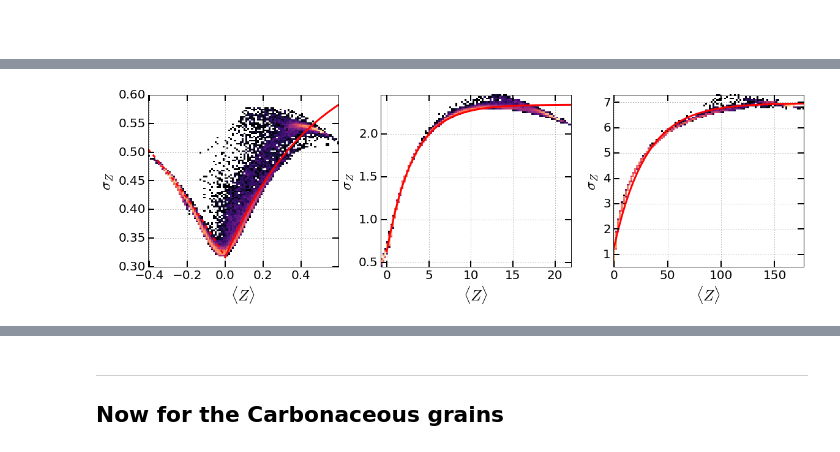
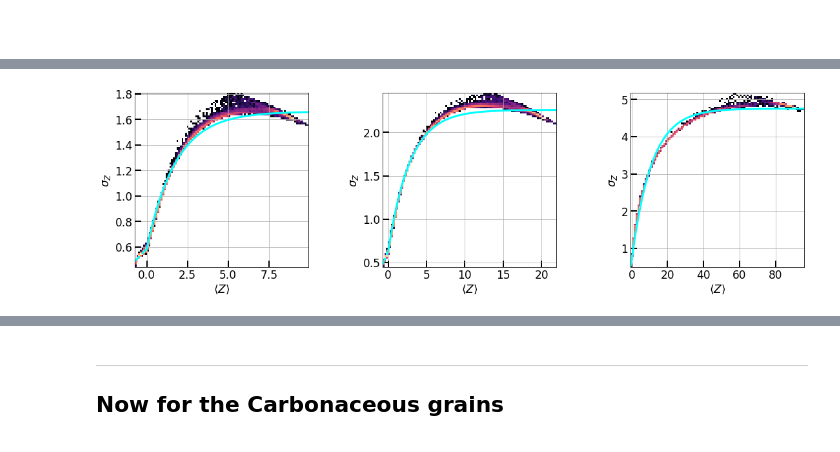
Before and after one commit to jcibanezm/DustChargePaperAnalysis, a Jupyter notebook: Figure7_AppendixD.ipynb, the cells around one changed output, grey strips where cells are left out. Saved outputs shown, nothing was run; the diff lists cells and outputs as text; code cells hidden in the pictures.

```diff
--- a/Figure7_AppendixD.ipynb
+++ b/Figure7_AppendixD.ipynb
@@ -19,11 +19,15 @@ pcent      = 1
 
 include_500_1000 = True
 
+
+#save_dir = "/home/jcibanezm/Dropbox/codes/run/ChargeStatisticsAnalysis/Daikaiju"
+save_dir = "/Users/juan/Dropbox/codes/run/ChargeStatisticsAnalysis/Daikaiju"
+
+
 ########################################################################################
 
 grain_size = 3
 
-save_dir = "/home/jcibanezm/Dropbox/codes/run/ChargeStatisticsAnalysis/Daikaiju"
 filename = "fz_%.4iAA_%s_CR_True_%i_pcent.pkl"%(grain_size, grain_type, pcent)
 
 pkl_file    = open("%s/%s"%(save_dir, filename), "rb")
@@ -34,7 +38,6 @@ pkl_file.close
 
 grain_size = 5
 
-save_dir = "/home/jcibanezm/Dropbox/codes/run/ChargeStatisticsAnalysis/Daikaiju"
 filename = "fz_%.4iAA_%s_CR_True_%i_pcent.pkl"%(grain_size, grain_type, pcent)
 
 pkl_file    = open("%s/%s"%(save_dir, filename), "rb")
@@ -45,7 +48,6 @@ pkl_file.close
 
 grain_size = 10
 
-save_dir = "/home/jcibanezm/Dropbox/codes/run/ChargeStatisticsAnalysis/Daikaiju"
 filename = "fz_%.4iAA_%s_CR_True_%i_pcent.pkl"%(grain_size, grain_type, pcent)
 
 pkl_file    = open("%s/%s"%(save_dir, filename), "rb")
@@ -56,7 +58,6 @@ pkl_file.close
 
 grain_size = 50
 
-save_dir = "/home/jcibanezm/Dropbox/codes/run/ChargeStatisticsAnalysis/Daikaiju"
 filename = "fz_%.4iAA_%s_CR_True_%i_pcent.pkl"%(grain_size, grain_type, pcent)
 
 pkl_file    = open("%s/%s"%(save_dir, filename), "rb")
@@ -67,7 +68,6 @@ pkl_file.close
 
 grain_size = 100
 
-save_dir = "/home/jcibanezm/Dropbox/codes/run/ChargeStatisticsAnalysis/Daikaiju"
 filename = "fz_%.4iAA_%s_CR_True_%i_pcent.pkl"%(grain_size, grain_type, pcent)
 
 pkl_file    = open("%s/%s"%(save_dir, filename), "rb")
@@ -81,7 +81,6 @@ if include_500_1000 == True:
     grain_size = 500
     pcent      = 0.1
 
-    save_dir = "/home/jcibanezm/Dropbox/codes/run/ChargeStatisticsAnalysis/Daikaiju"
     filename = "fz_%.4iAA_%s_CR_True_%i_pcent.pkl"%(grain_size, grain_type, pcent)
 
     pkl_file    = open("%s/%s"%(save_dir, filename), "rb")
@@ -92,7 +91,6 @@ if include_500_1000 == True:
 
     grain_size = 1000
 
-    save_dir = "/home/jcibanezm/Dropbox/codes/run/ChargeStatisticsAnalysis/Daikaiju"
     filename = "fz_%.4iAA_%s_CR_True_%i_pcent.pkl"%(grain_size, grain_type, pcent)
 
     pkl_file    = open("%s/%s"%(save_dir, filename), "rb")
@@ -706,10 +883,17 @@ nfigs_y = 1
 fig = plt.figure(figsize=(xsize, ysize))
 
 hpad = 0.17
-wpad = 0.06
+wpad = 0.1
+w0 = 0.06
+xs_panel = 0.70 / nfigs_x
+ys_panel = 0.75 / nfigs_y
 
-xs_panel = 0.81 / nfigs_x
-ys_panel = 0.78 / nfigs_y
+# Formatting tick labels in log scale.
+def format_func(value, tick_number):
+    return "10$^{%i}$"%value
+
+labelsize = 17
+labelfont = 17
 
 ############################################################################################################
 ############################               5 Angstroms             #######################################
@@ -718,30 +902,29 @@ ys_panel = 0.78 / nfigs_y
 ii = 0
 jj = 0
 
-ax = fig.add_axes([wpad + ii*xs_panel+ii*wpad, hpad + jj*ys_panel, xs_panel, ys_panel])
+ax = fig.add_axes([w0 + ii*xs_panel+ii*wpad, hpad + jj*ys_panel, xs_panel, ys_panel])
 
 
-ax.hist2d(cdist_5AA["zmean"], cdist_5AA["zstd"], bins=100, norm=LogNorm(), normed=True, cmap="magma")
+ax.hist2d(cdist_50AA["zmean"], cdist_50AA["zstd"], bins=100, norm=LogNorm(), normed=True, cmap="magma")
 
-zmean_arr_pos = np.linspace(0, np.max(cdist_5AA["zmean"]))
-NewPar        = function_sigma_pos(zmean_arr_pos, 0.3697, 0.4693, 0.3163)
-ax.plot(zmean_arr_pos, NewPar, "-r", linewidth=3)
+zmean_arr_pos = np.linspace(0, np.max(cdist_50AA["zmean"]))
+NewPar        = function_sigma_pos(zmean_arr_pos,1.0758, 1.7832, 0.5860)
+ax.plot(zmean_arr_pos, NewPar, "-", color="cyan", linewidth=3)
 
-zmean_arr_neg = np.linspace(np.min(cdist_5AA["zmean"]), 0)
-NewPar_neg        = function_sigma_neg(zmean_arr_neg, 0.5383, 0.3163, 0.9440)
-ax.plot(zmean_arr_neg, NewPar_neg, "--r", linewidth=3)
+zmean_arr_neg = np.linspace(np.min(cdist_50AA["zmean"]), 0)
+NewPar_neg        = function_sigma_neg(zmean_arr_neg, -1.0379e3, 0.5860, 7.7069e3)
+ax.plot(zmean_arr_neg, NewPar_neg, "--", color="cyan", linewidth=3)
 #NewPar_neg        = function_sigma_neg(zmean_arr_neg, 0.8204, 0.2310)
 #ax.plot(zmean_arr_neg, NewPar_neg, "--r", linewidth=3)
 
 
-ax.tick_params(axis='both', which='major', length=10, width=2,  labelsize=20, direction="in")
-ax.tick_params(axis='both', which='minor', length=5, width=1.5, labelsize=20, direction="in")
+ax.tick_params(axis='both', which='major', length=10, width=2,  labelsize=labelsize, direction="in")
+ax.tick_params(axis='both', which='minor', length=5, width=1.5, labelsize=labelsize, direction="in")
 
 #ax.set_xlabel("$a_{400}$ $(G\\sqrt{T} / n_{e})^{0.58}$ - $a_{57}$", fontsize=15)
-ax.set_ylabel("$\\sigma_{Z}$", fontsize=25)
-ax.set_xlabel("$\\langle Z \\rangle$", fontsize=25)
+ax.set_ylabel("$\\sigma_{Z}$", fontsize=labelsize)
+ax.set_xlabel("$\\langle Z \\rangle$", fontsize=labelsize)
 
-ax.set_ylim(0.3, 0.60)
 
 ax.grid("on")
 
@@ -753,67 +936,68 @@ ax.grid("on")
 ii = 1
 jj = 0
 
-ax = fig.add_axes([wpad + ii*xs_panel+ii*wpad, hpad + jj*ys_panel, xs_panel, ys_panel])
+ax = fig.add_axes([w0 + ii*xs_panel+ii*wpad, hpad + jj*ys_panel, xs_panel, ys_panel])
 
 ax.hist2d(cdist_100AA["zmean"], cdist_100AA["zstd"], bins=100, norm=LogNorm(), normed=True, cmap="magma")
 
 zmean_arr_pos = np.linspace(0, np.max(cdist_100AA["zmean"]))
-NewPar        = function_sigma_pos(zmean_arr_pos, 1.7131, 3.134, 0.6277)
-ax.plot(zmean_arr_pos, NewPar, "-r", linewidth=3)
+NewPar        = function_sigma_pos(zmean_arr_pos, 1.6245, 2.8390, 0.6346)
+ax.plot(zmean_arr_pos, NewPar, "-", color="cyan", linewidth=3)
 
 zmean_arr_neg = np.linspace(np.min(cdist_100AA["zmean"]), 0)
-#NewPar_neg        = function_sigma_neg(zmean_arr_neg, 0.5383, 0.2961, 0.9440)
-#ax.plot(zmean_arr_neg, NewPar_neg, "--r", linewidth=3)
+NewPar_neg        = function_sigma_neg(zmean_arr_neg, -4.2075e2,0.6346, 1.9840e3)
+ax.plot(zmean_arr_neg, NewPar_neg, "--", color="cyan", linewidth=3)
 #NewPar_neg        = function_sigma_neg(zmean_arr_neg, -8.3231, 4.1302)
 #ax.plot(zmean_arr_neg, NewPar_neg, "--r", linewidth=3)
 
 
-ax.tick_params(axis='both', which='major', length=10, width=2,  labelsize=20, direction="in")
-ax.tick_params(axis='both', which='minor', length=5, width=1.5, labelsize=20, direction="in")
+ax.tick_params(axis='both', which='major', length=10, width=2,  labelsize=labelsize, direction="in")
+ax.tick_params(axis='both', which='minor', length=5, width=1.5, labelsize=labelsize, direction="in")
 
 #ax.set_xlabel("$a_{400}$ $(G\\sqrt{T} / n_{e})^{0.58}$ - $a_{57}$", fontsize=15)
-ax.set_ylabel("$\\sigma_{Z}$", fontsize=25)
-ax.set_xlabel("$\\langle Z \\rangle$", fontsize=25)
+ax.set_ylabel("$\\sigma_{Z}$", fontsize=labelsize)
+ax.set_xlabel("$\\langle Z \\rangle$", fontsize=labelsize)
 
 ax.grid("on")
 
 
 
 
 ############################################################################################################
 ############################            1000 Angstroms             #######################################
 
 
 ii = 2
 jj = 0
 
-ax = fig.add_axes([wpad + ii*xs_panel+ii*wpad, hpad + jj*ys_panel, xs_panel, ys_panel])
+ax = fig.add_axes([w0 + ii*xs_panel+ii*wpad, hpad + jj*ys_panel, xs_panel, ys_panel])
 
-ax.hist2d(cdist_1000AA["zmean"], cdist_1000AA["zstd"], bins=100, norm=LogNorm(), normed=True, cmap="magma")
+ax.hist2d(cdist_500AA["zmean"], cdist_500AA["zstd"], bins=100, norm=LogNorm(), normed=True, cmap="magma")
 
-zmean_arr_pos = np.linspace(0, np.max(cdist_1000AA["zmean"]))
-NewPar        = function_sigma_pos(zmean_arr_pos, 5.6887, 29.7561, 1.2821)
-ax.plot(zmean_arr_pos, NewPar, "-r", linewidth=3)
+zmean_arr_pos = np.linspace(0, np.max(cdist_500AA["zmean"]))
+NewPar        = function_sigma_pos(zmean_arr_pos, 4.0732, 11.0200, 0.6797)
+ax.plot(zmean_arr_pos, NewPar, "-", color="cyan", linewidth=3)
 
-zmean_arr_neg = np.linspace(np.min(cdist_1000AA["zmean"]), 0)
-#NewPar_neg        = function_sigma_neg(zmean_arr_neg, 0.5383, 0.2961, 0.9440)
-#ax.plot(zmean_arr_neg, NewPar_neg, "--r", linewidth=3)
+zmean_arr_neg = np.linspace(np.min(cdist_500AA["zmean"]), 0)
+NewPar_neg        = function_sigma_neg(zmean_arr_neg, -0.2418,0.6797, 0.5910)
+ax.plot(zmean_arr_neg, NewPar_neg, "--", color="cyan", linewidth=3)
 #NewPar_neg        = function_sigma_neg(zmean_arr_neg, -81.3063, 39.7163)
 #ax.plot(zmean_arr_neg, NewPar_neg, "--r", linewidth=3)
 
 
-ax.tick_params(axis='both', which='major', length=10, width=2,  labelsize=20, direction="in")
-ax.tick_params(axis='both', which='minor', length=5, width=1.5, labelsize=20, direction="in")
+ax.tick_params(axis='both', which='major', length=10, width=2,  labelsize=labelsize, direction="in")
+ax.tick_params(axis='both', which='minor', length=5, width=1.5, labelsize=labelsize, direction="in")
 
 #ax.set_xlabel("$a_{400}$ $(G\\sqrt{T} / n_{e})^{0.58}$ - $a_{57}$", fontsize=15)
-ax.set_ylabel("$\\sigma_{Z}$", fontsize=25)
-ax.set_xlabel("$\\langle Z \\rangle$", fontsize=25)
+ax.set_ylabel("$\\sigma_{Z}$", fontsize=labelsize)
+ax.set_xlabel("$\\langle Z \\rangle$", fontsize=labelsize)
 
 ax.grid("on")
 
 fig.show()
 
-fig.savefig("/home/jcibanezm/Dropbox/Projects/Papers/In_Progress/ChargeDist_Dust/Figures/Figure7_%s_width.pdf"%(grain_type), format="pdf")
+#fig.savefig("/home/jcibanezm/Dropbox/Projects/Papers/In_Progress/ChargeDist_Dust/Figures/Apendix/Figure7_%s_50-100-5000_width.pdf"%(grain_type), format="pdf")
+fig.savefig("/Users/juan/Dropbox/Projects/Papers/Submitted/GrainCharge/Figures/Apendix/Figure7_%s_50-100-500_width.pdf"%(grain_type), format="pdf")
 # %% [output]
-[figure, old version]
+[figure, new version]
 # %%
```
Also changed, not shown: parts of 26 cells of this notebook, 6 other files.
